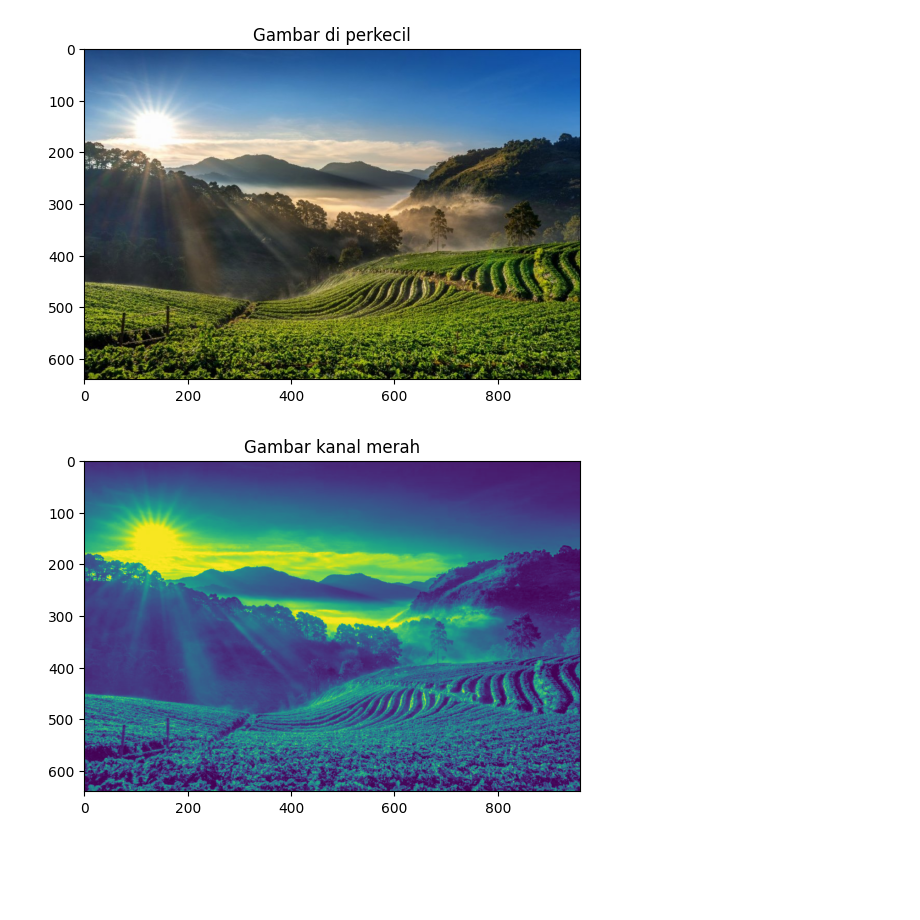
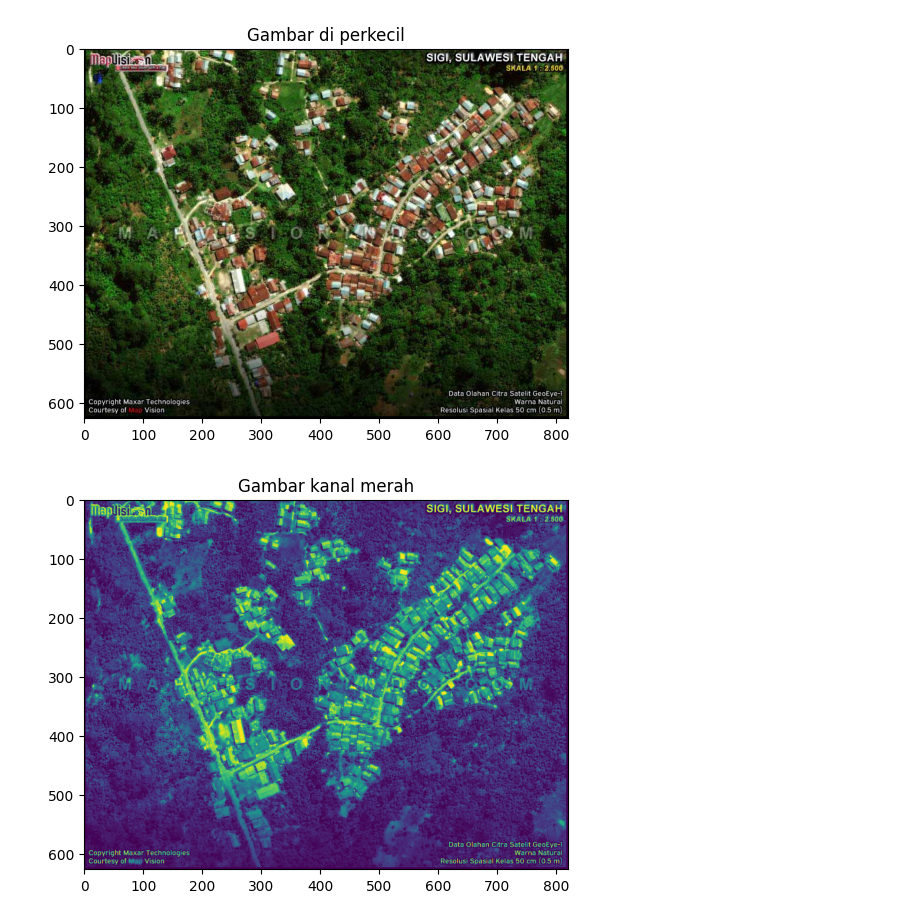
Before and after one commit to GilangAngga12/pcd, a Jupyter notebook: Untitled11.ipynb, the cells around one changed output. Cells and saved outputs as stored; diff of their text form; code cells hidden in the pictures; blank space fills up the shorter version.

```diff
--- a/Untitled11.ipynb
+++ b/Untitled11.ipynb
@@ -91,17 +78,17 @@ plt.show()
 # %%
 from PIL import Image
 
-gambar = Image.open("/content/gambar cerah merata tugas.jpg")
+gambar = Image.open("/content/sample_data/frekuensi tinggi.jpg")
 
 gambar.thumbnail((1000, 1000), Image.LANCZOS) #LANCZON = memperkecil gambar
 plt.imshow(gambar)
 plt.title("Gambar di perkecil")
 plt.show()
 # %% [output]
-[figure, old version]
+[figure, new version]
 # %%
 # 3b
-gambar = mpimg.imread("/content/gambar cerah merata tugas.jpg")
+gambar = mpimg.imread("/content/sample_data/frekuensi tinggi.jpg")
 
 #mengambil semua baris, semua kolom pada kanal red
 lum_gambar = gambar[:, :, 0]
@@ -110,7 +97,7 @@ plt.imshow(lum_gambar)
 plt.title("Gambar kanal merah")
 plt.show()
 # %% [output]
-[figure, old version]
+[figure, new version]
 # %%
 #3c
 #gambar.ravel() = mengubah array 2D menjadi 1D
```
Also changed, not shown: parts of 8 cells of this notebook.
